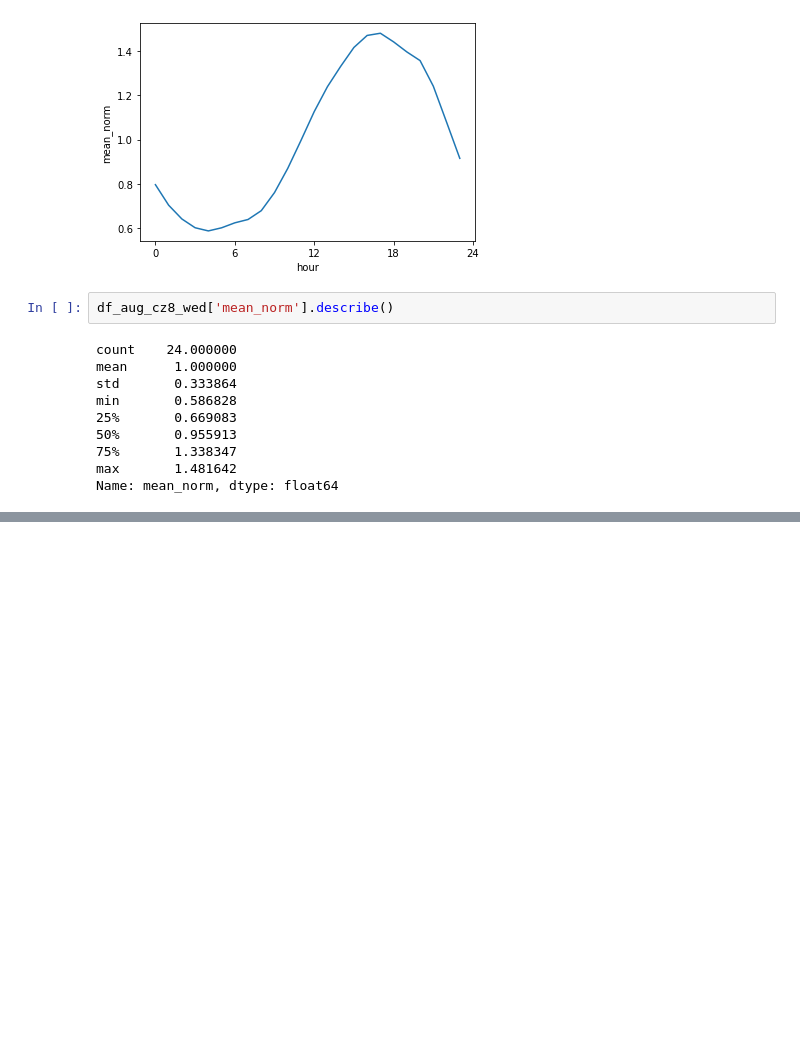
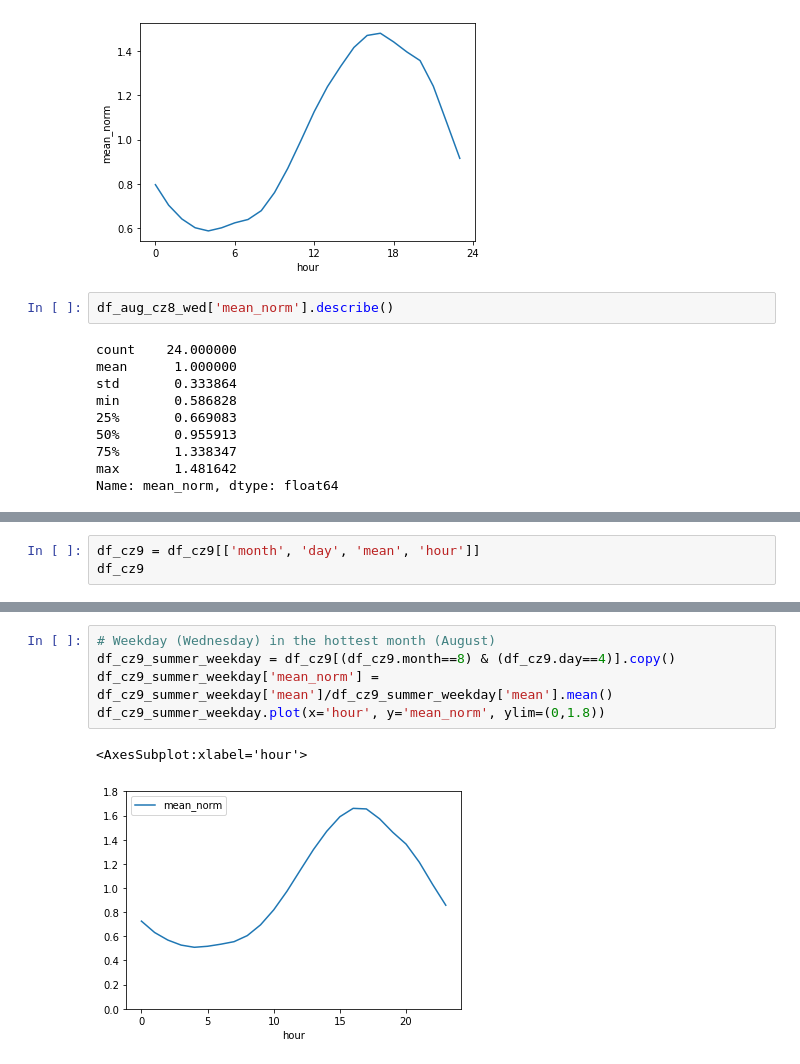
Before and after one commit to josephko91/anthropogenic-heat-la, a Jupyter notebook: residential-smart-meter.ipynb, the cells around one changed output, grey strips where cells are left out. Cells and saved outputs as stored; diff of their text form; blank space fills up the shorter version.

```diff
--- a/residential-smart-meter.ipynb
+++ b/residential-smart-meter.ipynb
@@ -247,0 +279,3 @@ Name: mean_norm, dtype: float64
+# %%
+df_cz9 = df_cz9[['month', 'day', 'mean', 'hour']]
+df_cz9
@@ -247,0 +296,8 @@ Name: mean_norm, dtype: float64
+# %%
+# Weekday (Wednesday) in the hottest month (August)
+df_cz9_summer_weekday = df_cz9[(df_cz9.month==8) & (df_cz9.day==4)].copy()
+df_cz9_summer_weekday['mean_norm'] = df_cz9_summer_weekday['mean']/df_cz9_summer_weekday['mean'].mean()
+df_cz9_summer_weekday.plot(x='hour', y='mean_norm', ylim=(0,1.8))
+# %% [output]
+<AxesSubplot:xlabel='hour'>
+[figure, added]
```
Also changed, not shown: parts of 16 cells of this notebook.
